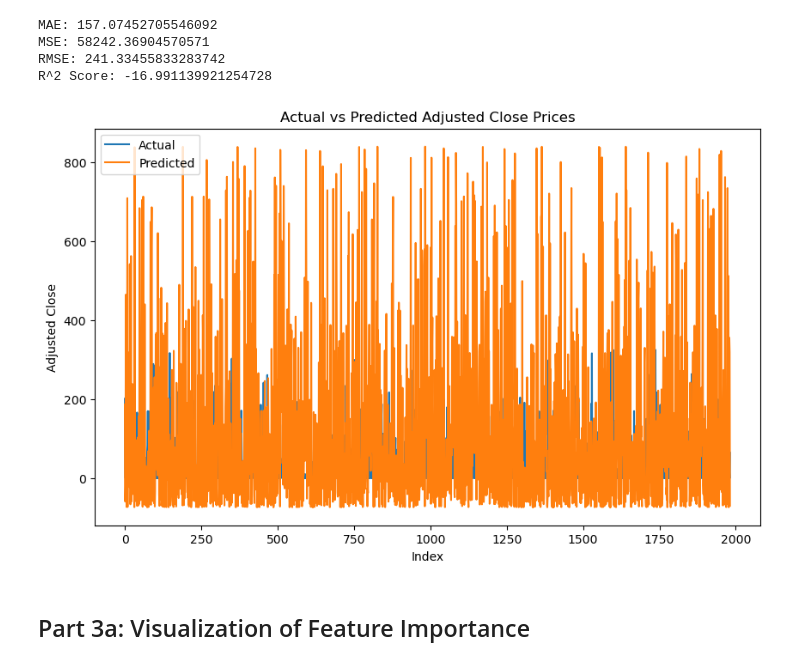
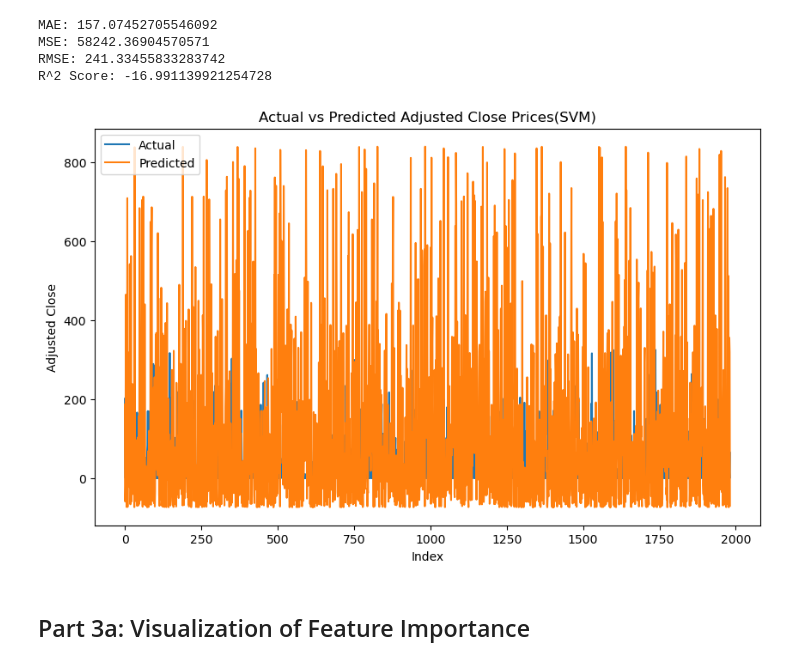
Before and after one commit to brand-ing/fuzzy-carnival, a Jupyter notebook: notebook.ipynb, the cells around one changed output. Drawn from its saved outputs; the diff is of its cells as text; code cells hidden in the pictures.

```diff
--- a/notebook.ipynb
+++ b/notebook.ipynb
@@ -262,14 +261,14 @@ R^2 Score: -16.991139921254728
 # %%
 plt.figure(figsize=(10, 6))
 plt.plot(y_test.values, label='Actual')
 plt.plot(svm_pred , label='Predicted')
-plt.title('Actual vs Predicted Adjusted Close Prices')
+plt.title('Actual vs Predicted Adjusted Close Prices(SVM)')
 plt.xlabel('Index')
 plt.ylabel('Adjusted Close')
 plt.legend()
 plt.show()
 # %% [output]
-[figure, old version]
+[figure, new version]
 # %% [markdown]
 ## Part 3a: Visualization of Feature Importance
 # %%
```
Also changed, not shown: parts of 32 cells of this notebook.
